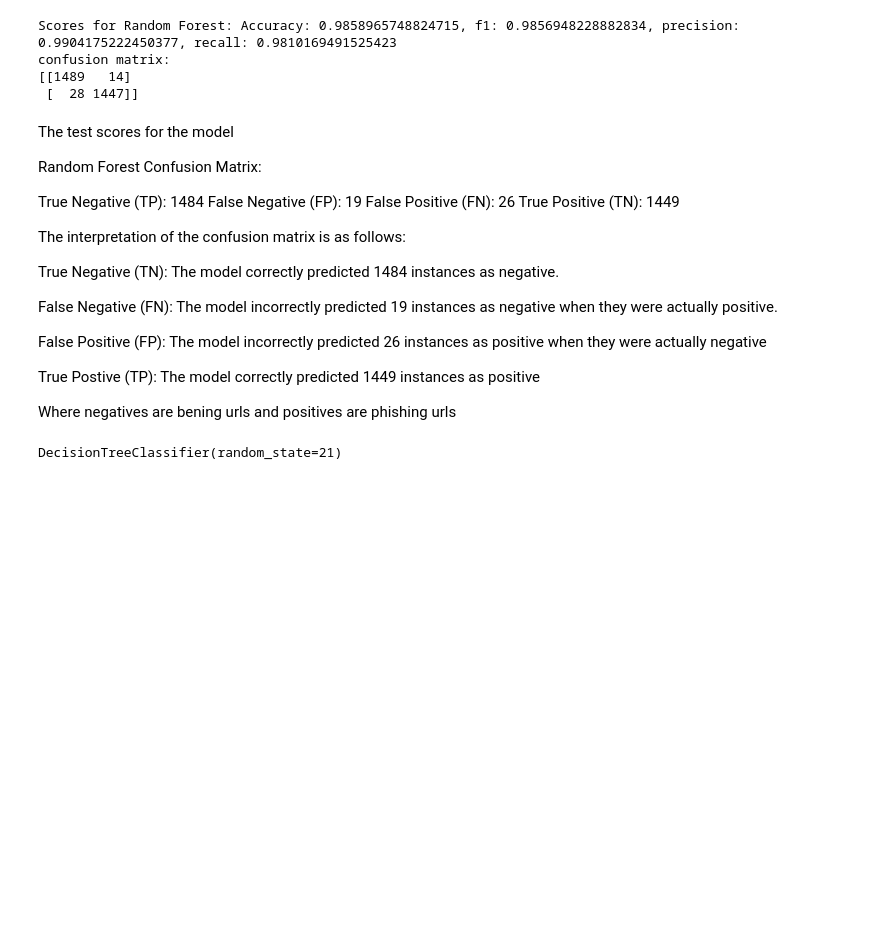
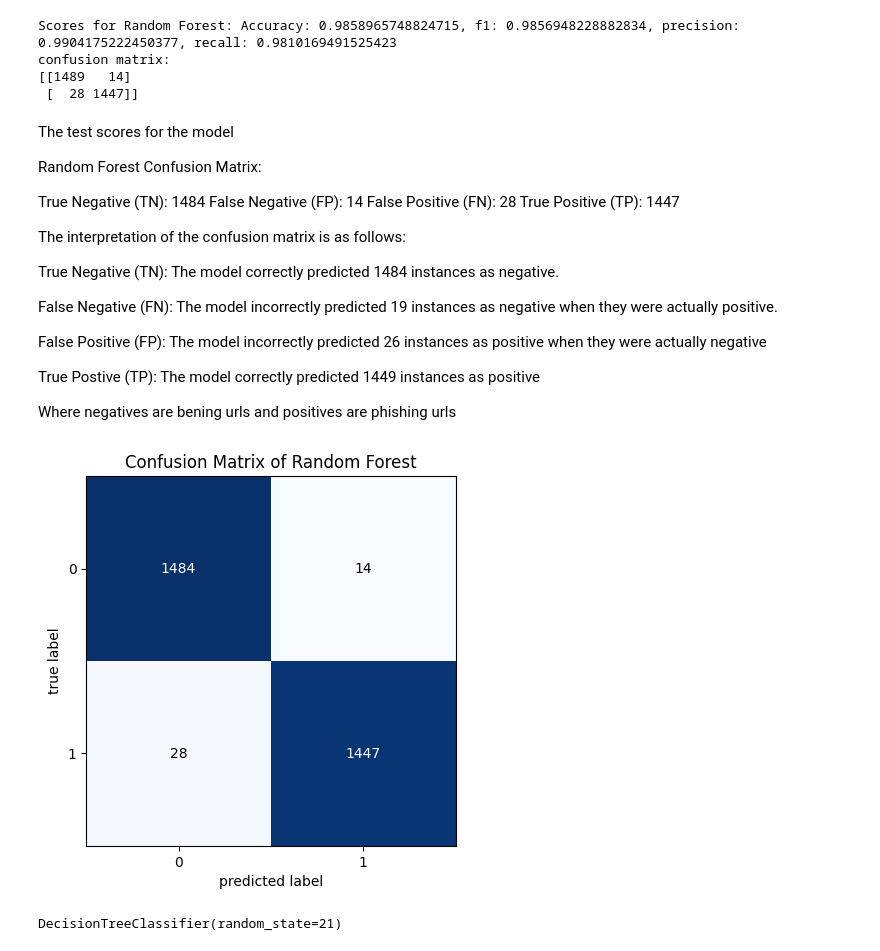
Before and after one commit to SamDewriter/Phishing, a Jupyter notebook: latest.ipynb, the cells around one changed output. Cells and saved outputs as stored; diff of their text form; code cells hidden in the pictures; blank space fills up the shorter version.

```diff
--- a/latest.ipynb
+++ b/latest.ipynb
@@ -260,10 +308,10 @@ The test scores for the model
 
 Random Forest Confusion Matrix:
 
-True Negative (TP): 1484
-False Negative (FP): 19
-False Positive (FN): 26
-True Positive (TN): 1449
+True Negative (TN): 1484
+False Negative (FP): 14
+False Positive (FN): 28
+True Positive (TP): 1447
 
 The interpretation of the confusion matrix is as follows:
 
@@ -276,6 +324,19 @@ False Positive (FP): The model incorrectly predicted 26 instances as positive wh
 True Postive (TP): The model correctly predicted 1449 instances as positive
 
 Where negatives are bening urls and positives are phishing urls
+# %%
+from mlxtend.plotting import plot_confusion_matrix
+import matplotlib.pyplot as plt
+import numpy as np
+
+binary1 = np.array([[1484, 14],
+                    [28, 1447]])
+
+fig, ax = plot_confusion_matrix(conf_mat=binary1)
+plt.title("Confusion Matrix of Random Forest")
+plt.show()
+# %% [output]
+[figure, added]
 # %%
 dt = DecisionTreeClassifier(random_state=21)
 dt.fit(X_train, y_train)
```
Also changed, not shown: parts of 7 cells of this notebook, 13 other files.
